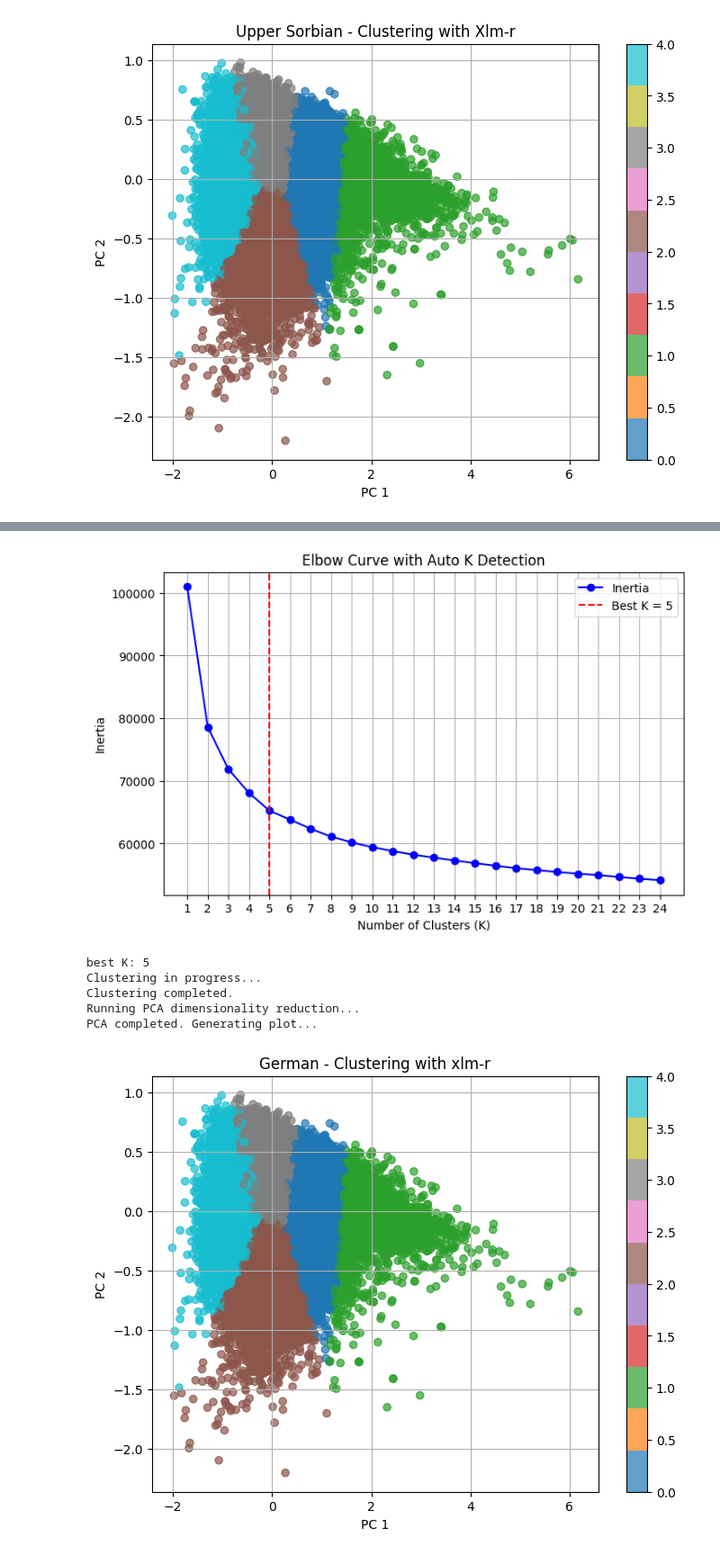
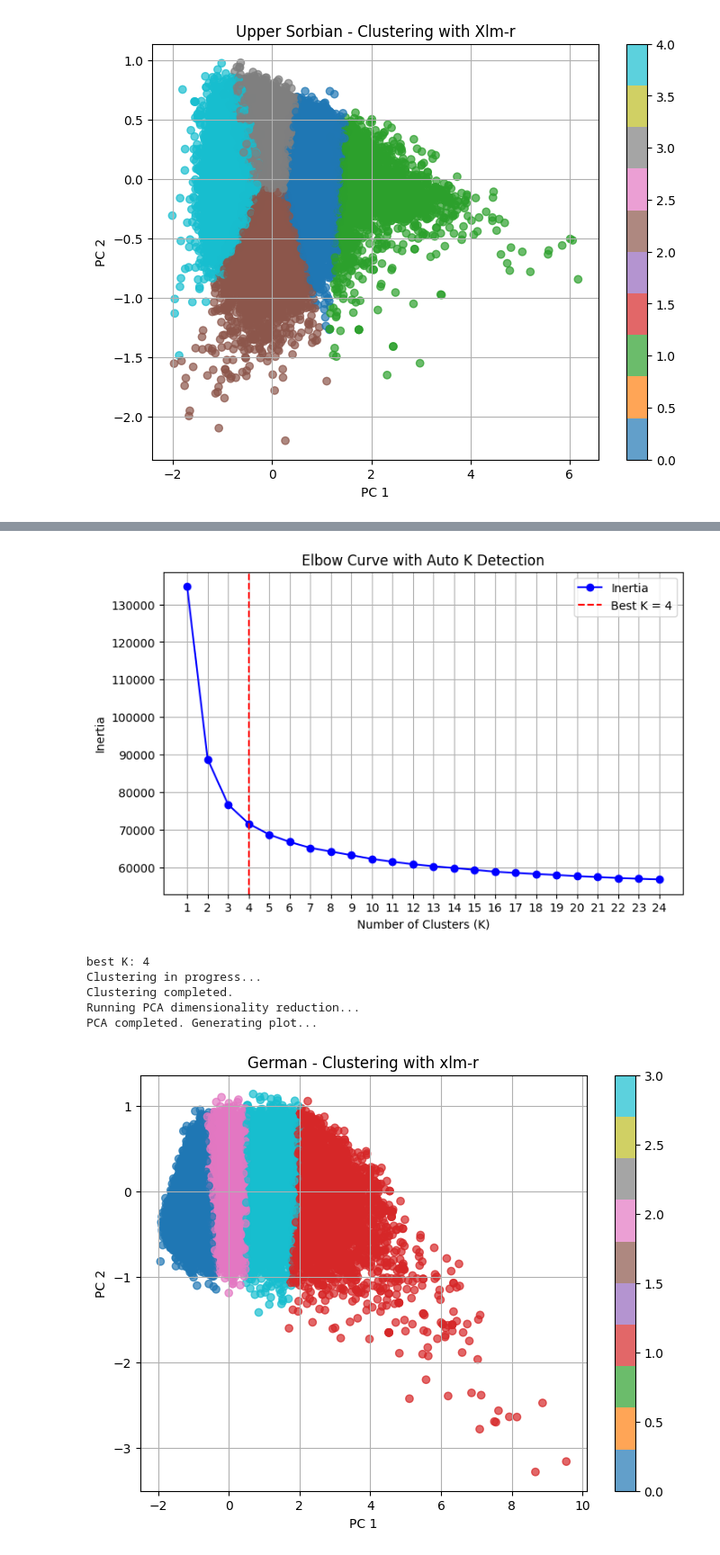
Before and after one commit to JiangteCao/Parallel-sentence-mining-for-low-resource-languages, a Jupyter notebook: xlm-r.ipynb, the cells around one changed output, grey strips where cells are left out. Shown at 90% size. Cells and saved outputs as stored; diff of their text form; code cells hidden in the pictures.

```diff
--- a/xlm-r.ipynb
+++ b/xlm-r.ipynb
@@ -183 +182,22 @@ def plot_clusters_pca(embeddings, labels, title):
 Drive already mounted at /content/drive; to attempt to forcibly remount, call drive.mount("/content/drive", force_remount=True).
+# %%
+#calculate hsb-label
+
+import numpy as np
+from sklearn.cluster import KMeans
+from google.colab import drive
+
+# 加载保存好的嵌入向量 Load pre-saved sentence embeddings
+hsb_embeddings = np.load("/content/drive/MyDrive/Colab Notebooks/xlm-r/xlmr_hsb.npy")  # Upper Sorbian
+de_embeddings = np.load("/content/drive/MyDrive/Colab Notebooks/xlm-r/xlmr_de.npy")    # German
+
+#kmeans方法用最佳的k值 kmeans using opimal k
+def perform_kmeans(embeddings, n_clusters):
+    print("Clustering in progress...")
+    kmeans = KMeans(n_clusters=n_clusters, random_state=42)
+    labels = kmeans.fit_predict(embeddings)
+    print("Clustering completed.")
+    return labels
+# 聚类 cluster 每个句子和对应的cluster
+hsb_labels = perform_kmeans(hsb_embeddings, n_clusters=4)#手动写4
+de_labels = perform_kmeans(de_embeddings, n_clusters=4)
@@ -222,37 +247,37 @@ Running PCA dimensionality reduction...
 PCA completed. Generating plot...
 [figure]
 # %%
-de_embeddings = np.load("/content/drive/MyDrive/Colab Notebooks/xlm-r/xlmr_hsb.npy")    # German
+de_embeddings = np.load("/content/drive/MyDrive/Colab Notebooks/xlm-r/xlmr_de.npy")    # German
 
 # de
-#The best k is 5
+#The best k is 4
 best_k_de = elbow_with_kneedle(de_embeddings, k_range=range(1, 25))
 
 de_labels = perform_kmeans(de_embeddings, n_clusters=best_k_de)
 
 plot_clusters_pca(de_embeddings, de_labels, "German - Clustering with xlm-r")
 # %% [output]
 start calculating KMeans different K value under inertia...
 Fitting KMeans for k=1
 Fitting KMeans for k=2
 Fitting KMeans for k=3
 Fitting KMeans for k=4
 Fitting KMeans for k=5
 Fitting KMeans for k=6
 Fitting KMeans for k=7
 Fitting KMeans for k=8
 Fitting KMeans for k=9
 Fitting KMeans for k=10
 Fitting KMeans for k=11
 ... (9 lines left out)
 Fitting KMeans for k=21
 Fitting KMeans for k=22
 Fitting KMeans for k=23
 Fitting KMeans for k=24
-[figure, old version]
+[figure, new version]
-best K: 5
+best K: 4
 Clustering in progress...
 Clustering completed.
 Running PCA dimensionality reduction...
 PCA completed. Generating plot...
-[figure, old version]
+[figure, new version]
```
Also changed, not shown: parts of 19 cells of this notebook.
